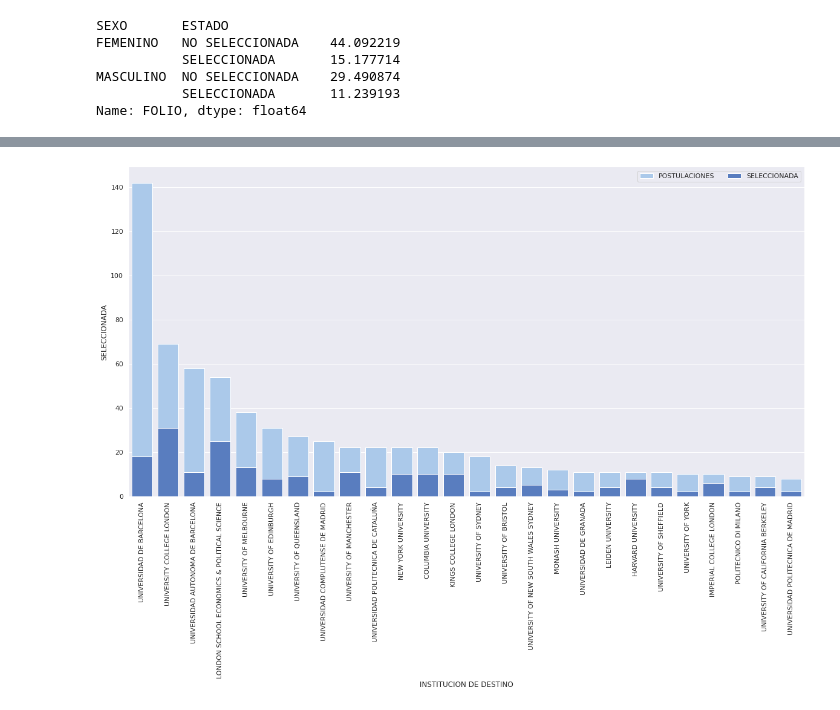
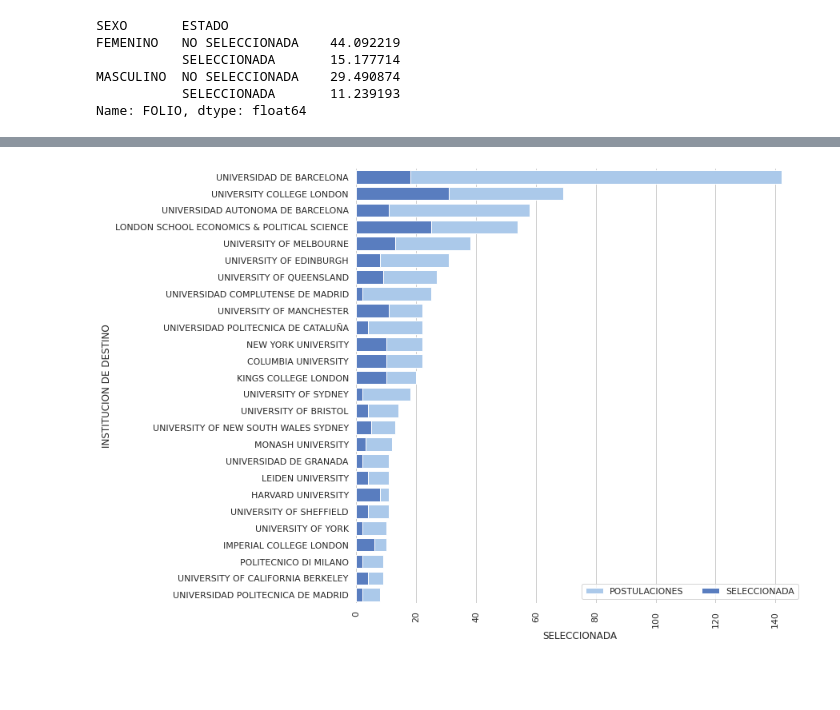
Before and after one commit to Foco22/BECAS_MAGISTER, a Jupyter notebook: AnalisisBase.ipynb, the cells around one changed output, grey strips where cells are left out. Drawn from its saved outputs; the diff is of its cells as text; code cells hidden in the pictures; blank space fills up the shorter version.

```diff
--- a/AnalisisBase.ipynb
+++ b/AnalisisBase.ipynb
@@ -96,3 +114,11 @@ NO SELECCIONADA    766
 SELECCIONADA       275
 FUERA DE BASES     234
 Name: ESTADO, dtype: int64
+# %%
+plt.figure(figsize=(8,6))
+sns.set_color_codes("muted")
+
+sns.set_style('whitegrid')
+g = sns.barplot(y="FOLIO", x="ESTADO", data=df_datos.groupby('ESTADO').count()['FOLIO'].reset_index(),
+            label="SELECCIONADA", color="b")
+sns.despine(left=True, bottom=True)
@@ -99,7 +127,8 @@ Name: ESTADO, dtype: int64
 # %%
 plt.figure(figsize=(8,6))
 
-sns.set_color_codes("pastel")
-sns.countplot(x= 'ESTADO', data = df_datos)
+sns.set_style('whitegrid')
+sns.countplot(x= 'ESTADO', data = df_datos, hue = 'SEXO')
 plt.ylabel('Cantidad de persona')
+sns.despine(left=True, bottom=True)
 # %% [output]
@@ -108,5 +135,0 @@ Text(0, 0.5, 'Cantidad de persona')
-# %%
-plt.figure(figsize=(8,6))
-sns.set()
-sns.countplot(x= 'ESTADO', data = df_datos, hue = 'SEXO')
-plt.ylabel('Cantidad de persona')
@@ -120,0 +136,8 @@ sns.countplot(x= 'SEXO', data = df_datos)
+# %%
+plt.figure(figsize=(8,6))
+sns.set_color_codes("muted")
+
+sns.set_style('whitegrid')
+g = sns.barplot(y="FOLIO", x="SEXO", data=df_datos.groupby('SEXO').count()['FOLIO'].reset_index(),
+            label="SELECCIONADA", color="b")
+sns.despine(left=True, bottom=True)
@@ -179,25 +190,25 @@ pivot = pivot.reset_index()
 # %%
 #25 univesidades con mas postulaciones
 pivot_25 = pivot[:26]
 pivot_25
 
-f, ax = plt.subplots(figsize=(20, 10))
+f, ax = plt.subplots(figsize=(10, 10))
 
 sns.set_color_codes("pastel")
 
-g = sns.barplot(x='INSTITUCION DE DESTINO', y="POSTULACIONES", data=pivot_25,
+g = sns.barplot(y='INSTITUCION DE DESTINO', x="POSTULACIONES", data=pivot_25,
             label="POSTULACIONES", color="b")
 
 sns.set_color_codes("muted")
-g = sns.barplot(x="INSTITUCION DE DESTINO", y="SELECCIONADA", data=pivot_25,
+g = sns.barplot(y="INSTITUCION DE DESTINO", x="SELECCIONADA", data=pivot_25,
             label="SELECCIONADA", color="b")
 
 # Add a legend and informative axis label
-ax.legend(ncol=2, loc="upper right", frameon=True)
+ax.legend(ncol=2, loc="lower right", frameon=True)
 
 plt.xticks(rotation=90)
 
 sns.despine(left=True, bottom=True)
 # %% [output]
-[figure, old version]
+[figure, new version]
 # %%
```
Also changed, not shown: parts of 10 cells of this notebook.
